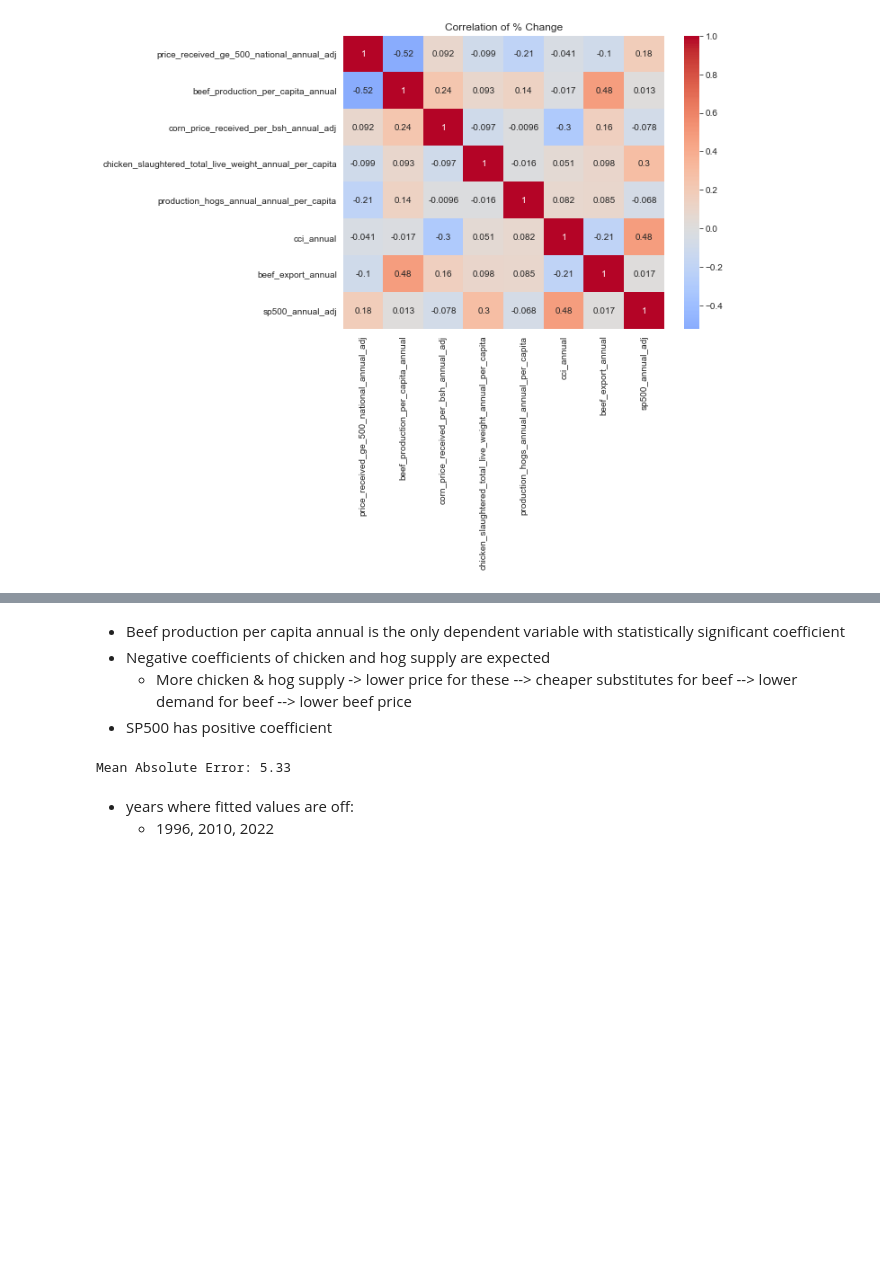
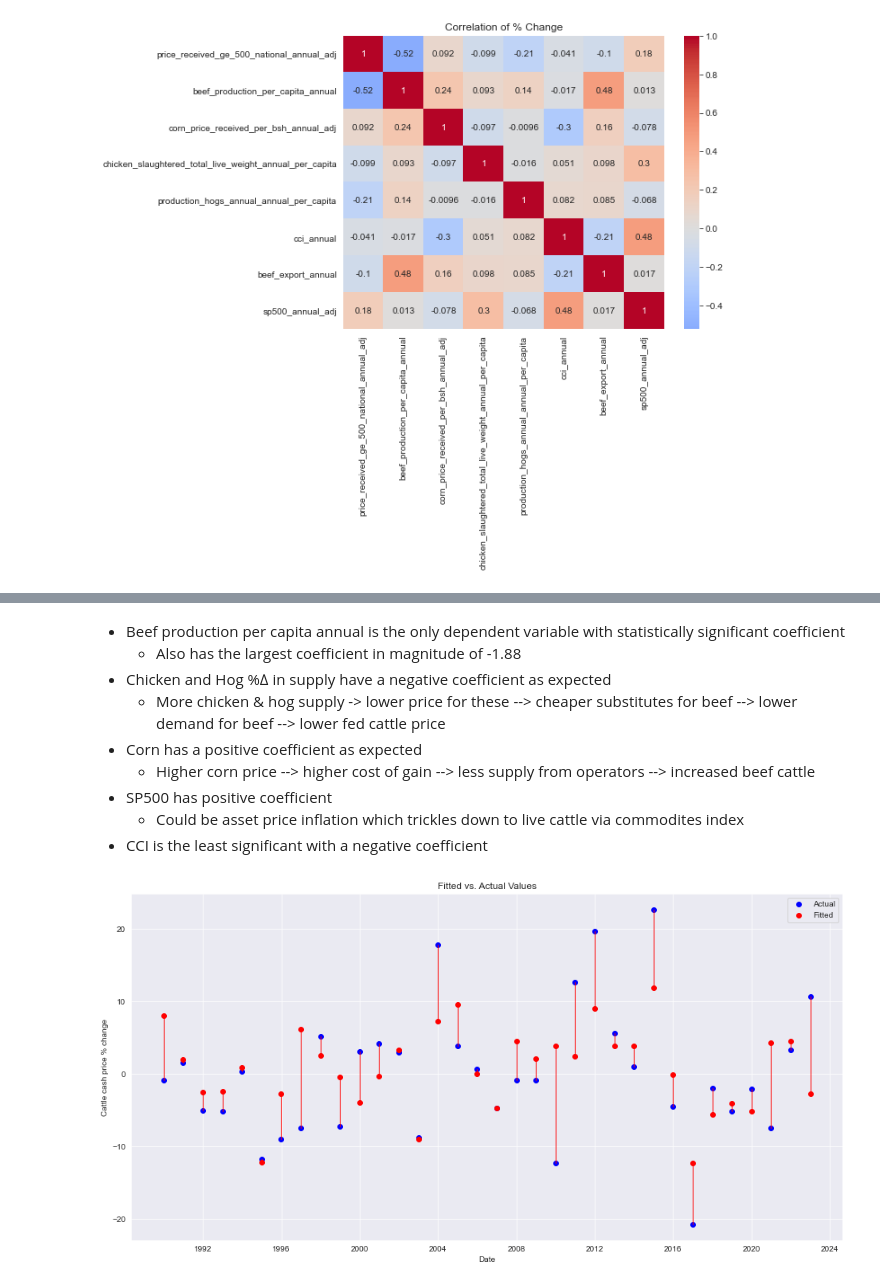
Before and after one commit to EricOstr/live_cattle, a Jupyter notebook: analysis/annual_analysis/cash_price_regressions_annual.ipynb, the cells around one changed output, grey strips where cells are left out. Cells and saved outputs as stored; diff of their text form; code cells hidden in the pictures; blank space fills up the shorter version.

```diff
--- a/analysis/monthly_cash_price_analysis/monthly_cash_price_analysis.ipynb
+++ b/analysis/annual_analysis/cash_price_regressions_annual.ipynb
@@ -202,3 +152,3 @@ Text(0.5, 1.0, 'Michican University Consumer Confidence Index')
 # %%
-beef_export = pd.read_csv('csv/export_beef_veal_fr_ch_fz_monthly2.csv')
-beef_export = clean_fas_data(beef_export)
+beef_export = pd.read_csv('../csv/export_beef_veal_fr_ch_fz_monthly2.csv')
+beef_export = src.clean_fas_data(beef_export)
@@ -261,7 +195,7 @@ price_received_ge_500_national_annual.plot()
 <AxesSubplot:xlabel='Date'>
 [figure]
 # %%
-price_received_ge_500_national_annual_adj = adjust_series_cpi(price_received_ge_500_national_annual)
+price_received_ge_500_national_annual_adj = src.adjust_series_cpi(price_received_ge_500_national_annual)
 price_received_ge_500_national_annual_adj.plot()
 # %% [output]
 <AxesSubplot:>
@@ -389,6 +298,11 @@ Notes:
 [2] Standard Errors assume that the covariance matrix of the errors is correctly specified.
 # %% [markdown]
 - Beef production per capita annual is the only dependent variable with statistically significant coefficient
-- Negative coefficients of chicken and hog supply are expected
-    - More chicken & hog supply -> lower price for these --> cheaper substitutes for beef --> lower demand for beef --> lower beef price
+    - Also has the largest coefficient in magnitude of -1.88
+- Chicken and Hog %∆ in supply have a negative coefficient as expected
+    - More chicken & hog supply -> lower price for these --> cheaper substitutes for beef --> lower demand for beef --> lower fed cattle price
+- Corn has a positive coefficient as expected
+    - Higher corn price --> higher cost of gain --> less supply from operators --> increased beef cattle
 - SP500 has positive coefficient
+    - Could be asset price inflation which trickles down to live cattle via commodites index
+- CCI is the least significant with a negative coefficient
@@ -428,7 +309,22 @@ def plot_fitted_actual(actual, fitted):
-# %%
-plot_fitted_actual(y, model.predict(X))
-# %% [output]
-Mean Absolute Error: 5.33
-# %% [markdown]
-- years where fitted values are off:
-    - 1996, 2010, 2022
+# %%
+y_fitted = model.predict(X)
+# src.plot_fitted_actual(y, y_fitted)
+
+fig, ax = plt.subplots()
+
+
+ax.scatter(y_fitted.index, y, label='Actual', color='blue')
+ax.scatter(y_fitted.index, y_fitted, label='Fitted', color='red')
+
+# Draw interconnecting line from predicted to actual
+for i in range(len(y_fitted)):
+    ax.plot([data_pct_change.index[i], data_pct_change.index[i]], [y_fitted[i], y[i]], color='red', linewidth=1)
+
+ax.set_xlabel('Date')
+ax.set_ylabel('Cattle cash price % change')
+ax.set_title('Fitted vs. Actual Values')
+
+ax.legend()
+plt.show()
+# %% [output]
+[figure, added]
```
Also changed, not shown: parts of 70 cells of this notebook, 16 other files.
